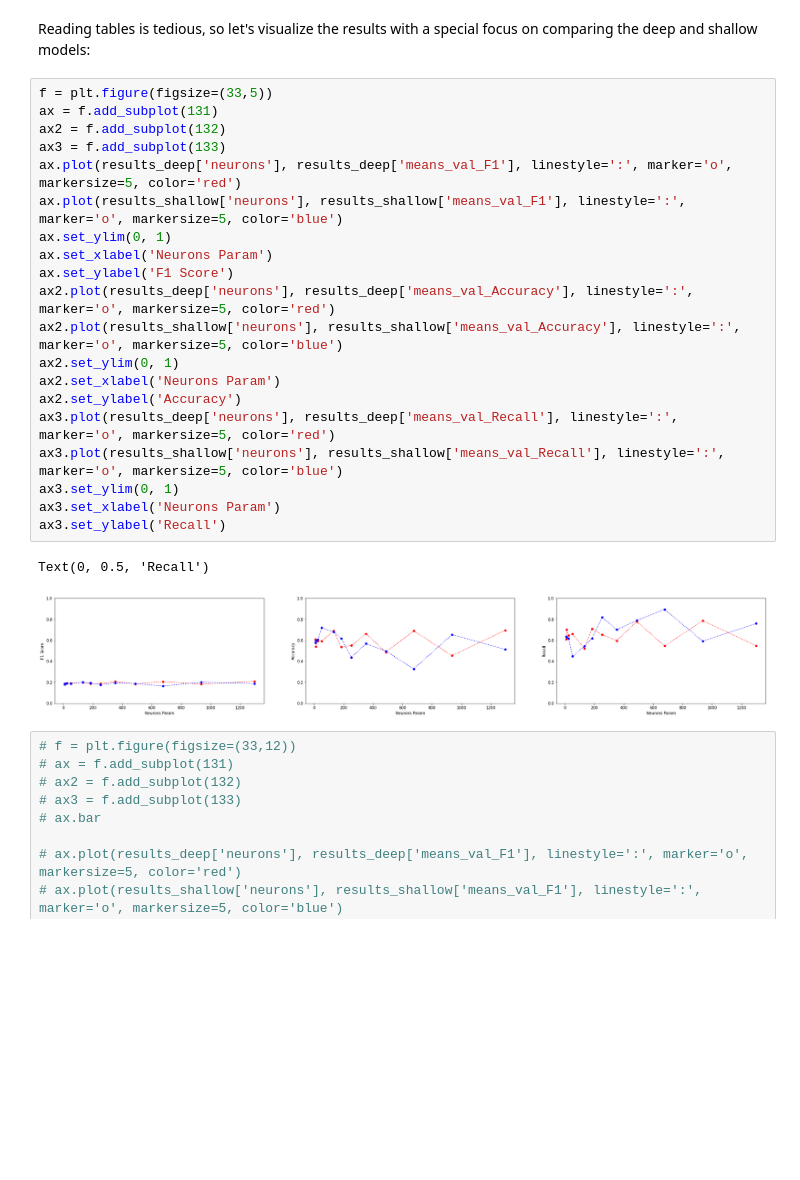
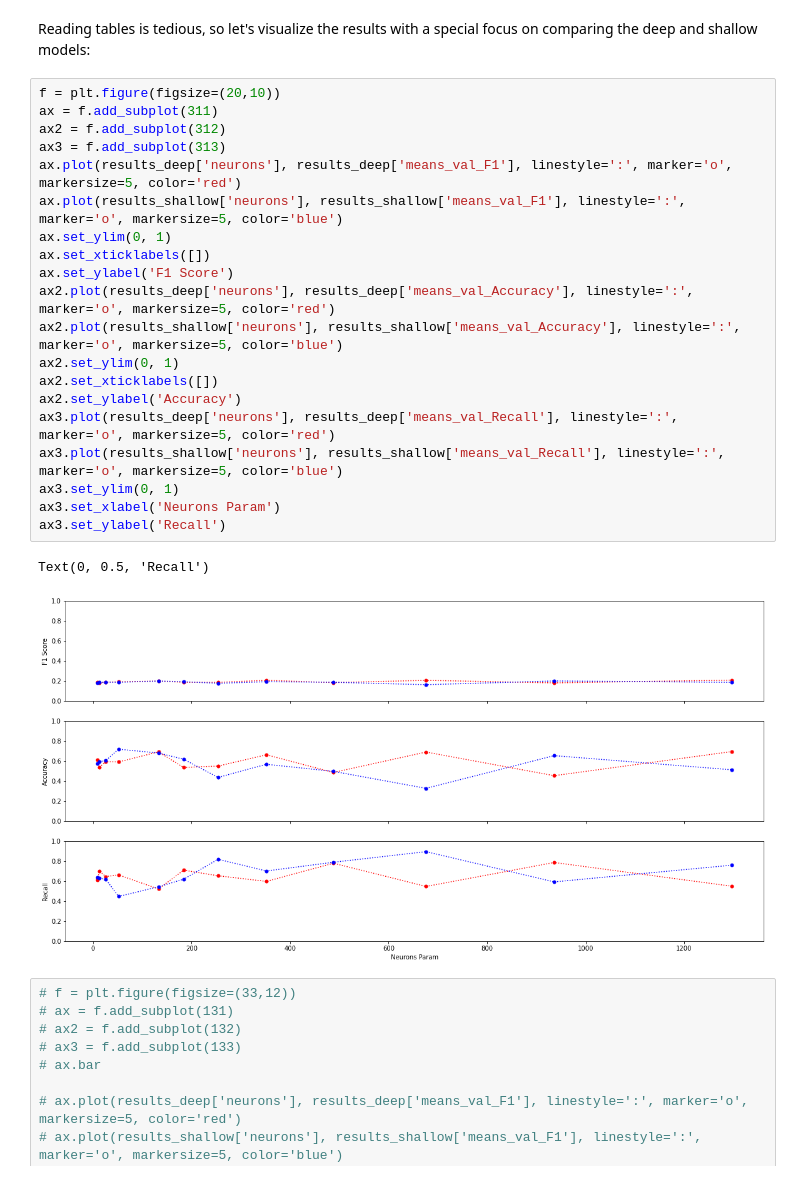
Before and after one commit to marc-feldmann/CustomerChurnPrediction, a Jupyter notebook: report.ipynb, the cells around one changed output. Saved outputs shown, nothing was run; the diff lists cells and outputs as text; blank space fills up the shorter version.

```diff
--- a/report.ipynb
+++ b/report.ipynb
@@ -663,28 +663,28 @@ results_deep = results.loc[results['deep'] == 'n'].sort_values('neurons')
 # %% [markdown]
 Reading tables is tedious, so let's visualize the results with a special focus on comparing the deep and shallow models:
 # %%
-f = plt.figure(figsize=(33,5))
-ax = f.add_subplot(131)
-ax2 = f.add_subplot(132)
-ax3 = f.add_subplot(133)
+f = plt.figure(figsize=(20,10))
+ax = f.add_subplot(311)
+ax2 = f.add_subplot(312)
+ax3 = f.add_subplot(313)
 ax.plot(results_deep['neurons'], results_deep['means_val_F1'], linestyle=':', marker='o', markersize=5, color='red')
 ax.plot(results_shallow['neurons'], results_shallow['means_val_F1'], linestyle=':', marker='o', markersize=5, color='blue')
 ax.set_ylim(0, 1)
-ax.set_xlabel('Neurons Param')
+ax.set_xticklabels([])
 ax.set_ylabel('F1 Score')
 ax2.plot(results_deep['neurons'], results_deep['means_val_Accuracy'], linestyle=':', marker='o', markersize=5, color='red')
 ax2.plot(results_shallow['neurons'], results_shallow['means_val_Accuracy'], linestyle=':', marker='o', markersize=5, color='blue')
 ax2.set_ylim(0, 1)
-ax2.set_xlabel('Neurons Param')
+ax2.set_xticklabels([])
 ax2.set_ylabel('Accuracy')
 ax3.plot(results_deep['neurons'], results_deep['means_val_Recall'], linestyle=':', marker='o', markersize=5, color='red')
 ax3.plot(results_shallow['neurons'], results_shallow['means_val_Recall'], linestyle=':', marker='o', markersize=5, color='blue')
 ax3.set_ylim(0, 1)
 ax3.set_xlabel('Neurons Param')
 ax3.set_ylabel('Recall')
 # %% [output]
 Text(0, 0.5, 'Recall')
-[figure, old version]
+[figure, new version]
 # %%
 # f = plt.figure(figsize=(33,12))
 # ax = f.add_subplot(131)
```
Also changed, not shown: parts of 8 cells of this notebook.
